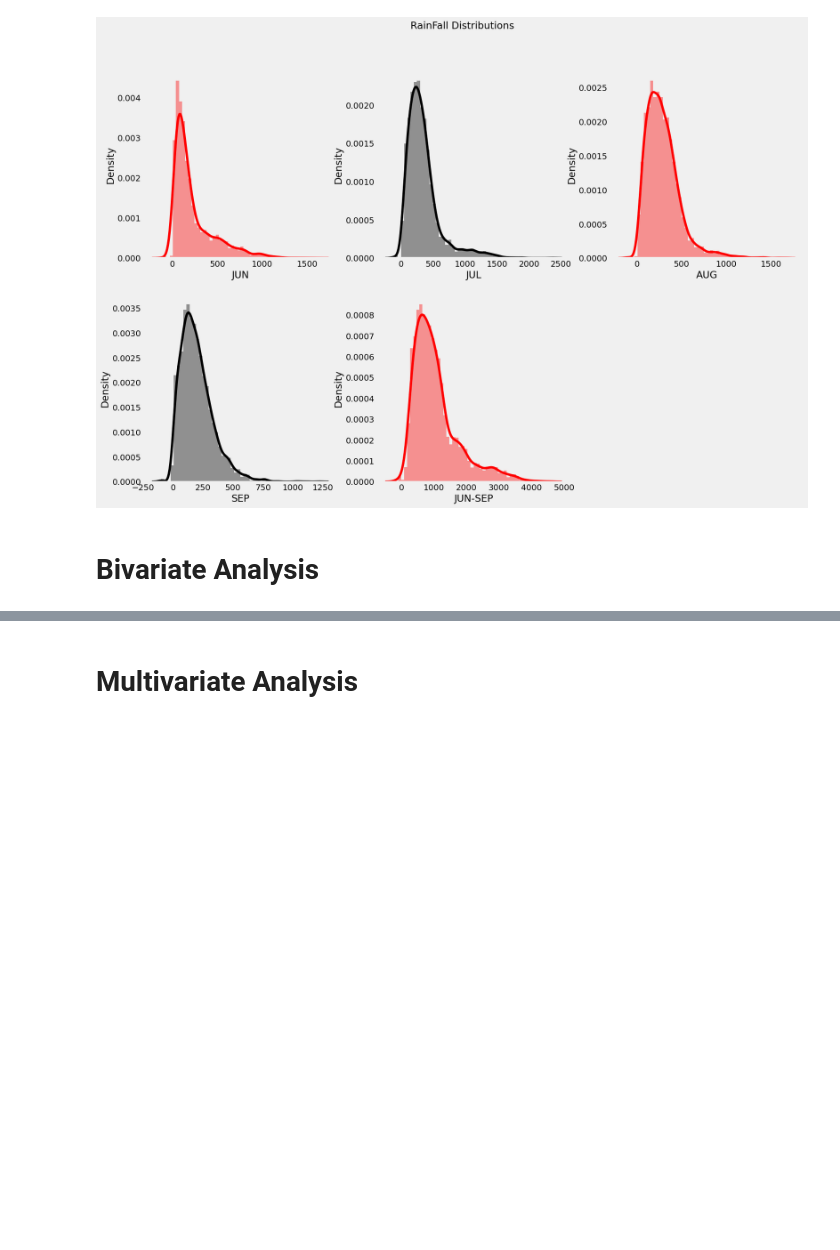
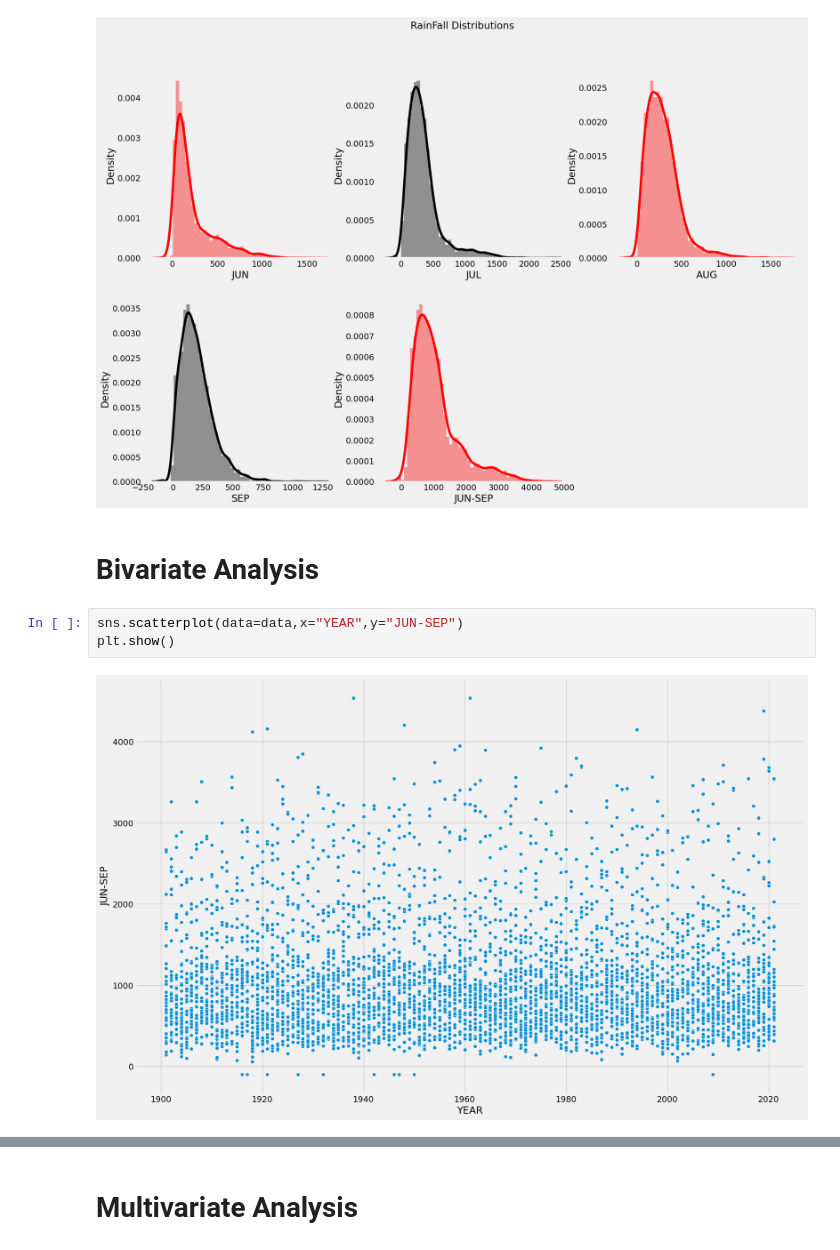
Before and after one commit to SreeSaiBhavesh/Datathon, a Jupyter notebook: RainFallPrediction.ipynb, the cells around one changed output, grey strips where cells are left out. Drawn from its saved outputs; the diff is of its cells as text; blank space fills up the shorter version.

```diff
--- a/RainFallPrediction.ipynb
+++ b/RainFallPrediction.ipynb
@@ -217,4 +221,9 @@ plt.show()
 [figure]
 # %% [markdown]
 # Bivariate Analysis
+# %%
+sns.scatterplot(data=data,x="YEAR",y="JUN-SEP")
+plt.show()
+# %% [output]
+[figure, added]
 # %%
```
Also changed, not shown: parts of 34 cells of this notebook.
